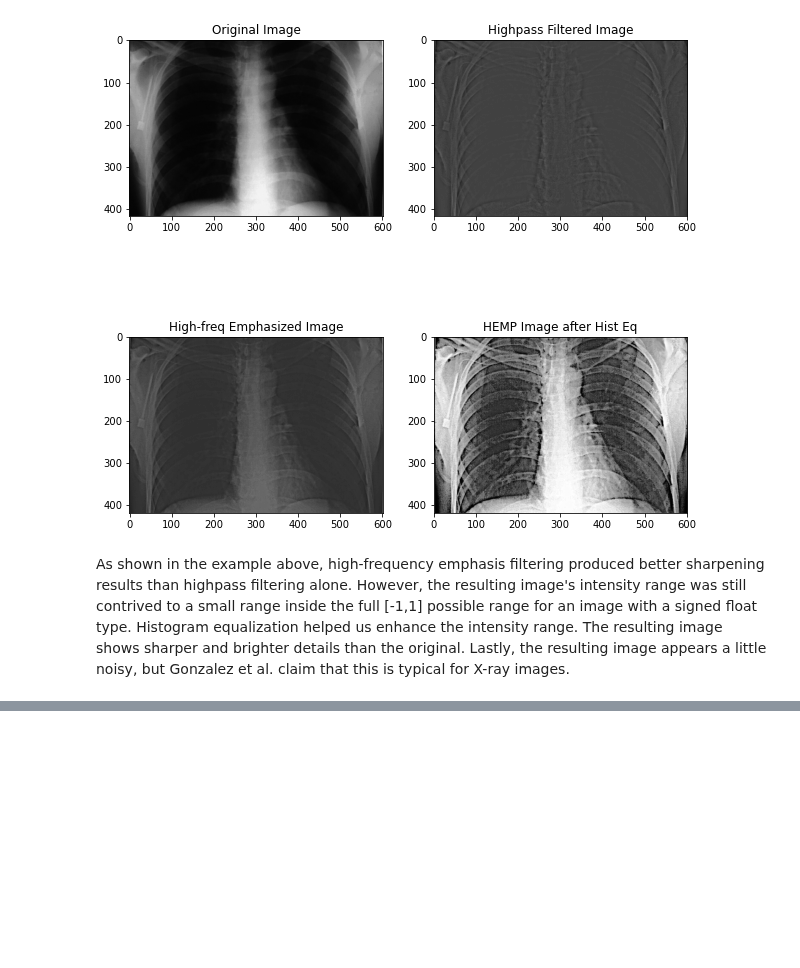
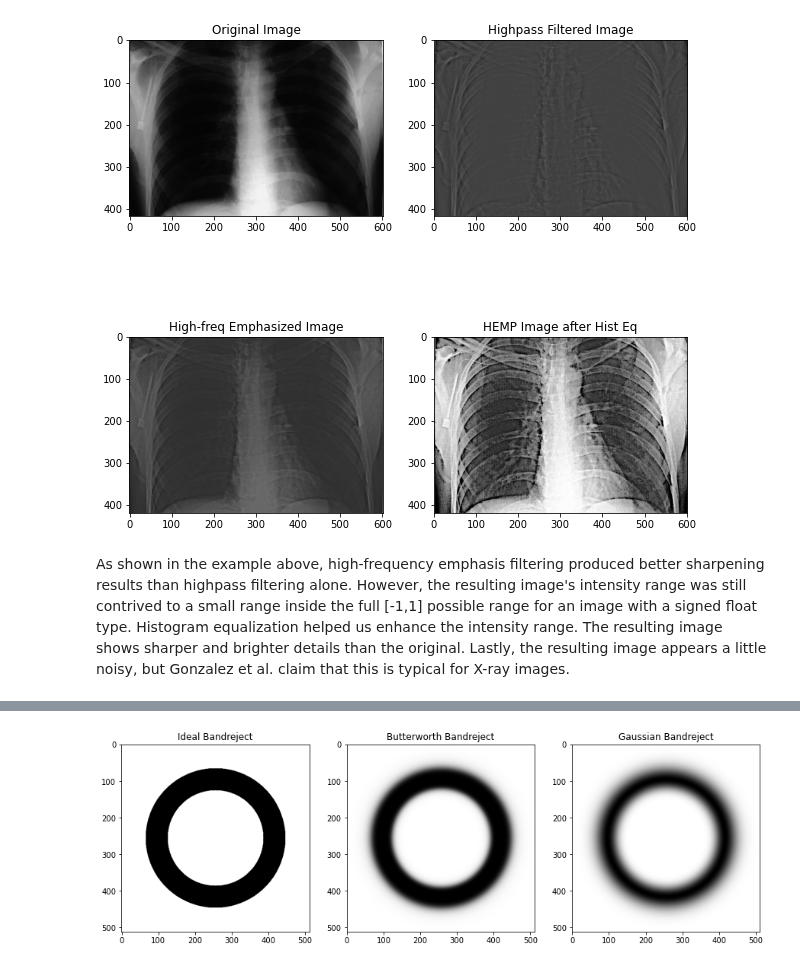
Before and after one commit to ecolon08/Digital-Image-Processing, a Jupyter notebook: Frequency_Domain_Filtering/ec_dip_freq_dom_filt_01.ipynb, the cells around one changed output, grey strips where cells are left out. Cells and saved outputs as stored; diff of their text form; code cells hidden in the pictures; blank space fills up the shorter version.

Commit message:
add bandfilter function to ec_img_utils

```diff
--- a/Frequency_Domain_Filtering/ec_dip_freq_dom_filt_01.ipynb
+++ b/Frequency_Domain_Filtering/ec_dip_freq_dom_filt_01.ipynb
@@ -509,0 +516,36 @@ et al. claim that this is typical for X-ray images.
+# %%
+# Define bandreject filter parameters
+
+# filter dimensions
+M = 512
+N = 512
+
+U, V = ec_img_utils.dftuv(M, N)
+
+# center frequency
+C0 = 160
+
+# reject band width
+W = 60
+
+# ideal bandreject filter
+ideal_params = {'M': M, 'N': N, 'C0': C0, 'W': W, 'type': 'ideal', 'bandpass_flag': False}
+ideal_bndrej = scipy.fft.fftshift(ec_img_utils.bandfilter(ideal_params))
+
+# butterworth
+bttr_params = {'M': M, 'N': N, 'C0': C0, 'W': W, 'n': 3, 'type': 'butterworth', 'bandpass_flag': False}
+bttr_reject = scipy.fft.fftshift(ec_img_utils.bandfilter(bttr_params))
+
+# gaussian
+gauss_params = {'M': M, 'N': N, 'C0': C0, 'W': W, 'type': 'gaussian', 'bandpass_flag': False}
+gaussian_reject = scipy.fft.fftshift(ec_img_utils.bandfilter(gauss_params))
+
+# Display 2D ideal bandreject as an image
+fig_bnd_rej, ax_bnd_rej = plt.subplots(1, 3, figsize=(15,5))
+ax_bnd_rej = ax_bnd_rej.ravel()
+
+ax_bnd_rej[0].imshow(ideal_bndrej, cmap = 'gray'); ax_bnd_rej[0].set_title('Ideal Bandreject');
+ax_bnd_rej[1].imshow(bttr_reject, cmap = 'gray'); ax_bnd_rej[1].set_title('Butterworth Bandreject');
+ax_bnd_rej[2].imshow(gaussian_reject, cmap = 'gray'); ax_bnd_rej[2].set_title('Gaussian Bandreject');
+# %% [output]
+[figure, added]
```
Also changed, not shown: parts of 2 cells of this notebook, 1 other file.
